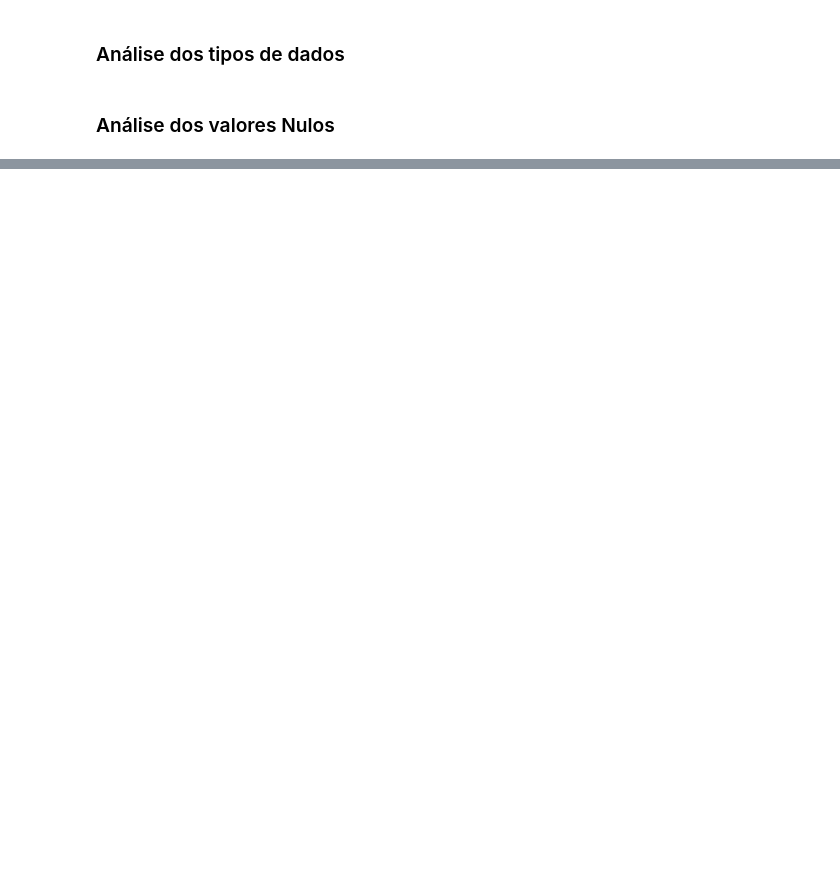
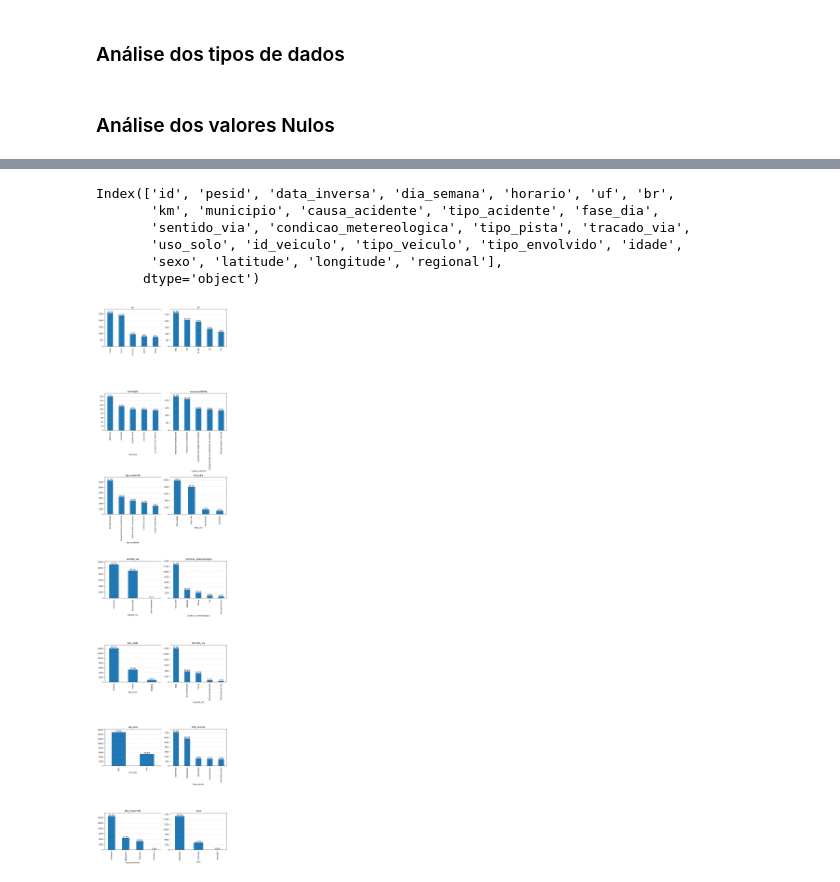
Before and after one commit to Michael-SvCruz/Analise_dados_PRF_acidentes, a Jupyter notebook: analise_acidentes_rodovias.ipynb, the cells around one changed output, grey strips where cells are left out. Saved outputs shown, nothing was run; the diff lists cells and outputs as text; code cells hidden in the pictures; blank space fills up the shorter version.

```diff
--- a/analise_acidentes_rodovias.ipynb
+++ b/analise_acidentes_rodovias.ipynb
@@ -178,0 +292,17 @@ df_obt.to_csv('teste.csv', index=False)
+# %%
+df_obt.columns
+# %% [output]
+Index(['id', 'pesid', 'data_inversa', 'dia_semana', 'horario', 'uf', 'br',
+       'km', 'municipio', 'causa_acidente', 'tipo_acidente', 'fase_dia',
+       'sentido_via', 'condicao_metereologica', 'tipo_pista', 'tracado_via',
+       'uso_solo', 'id_veiculo', 'tipo_veiculo', 'tipo_envolvido', 'idade',
+       'sexo', 'latitude', 'longitude', 'regional'],
+      dtype='object')
+# %%
+columns_grafBarras = ['br','uf', 'municipio', 'causa_acidente', 'tipo_acidente', 'fase_dia',
+       'sentido_via', 'condicao_metereologica', 'tipo_pista', 'tracado_via',
+       'uso_solo','tipo_veiculo', 'tipo_envolvido', 'sexo']
+# %%
+graf(df_obt, columns_grafBarras, head = 5,  xlabelrotation = 90)
+# %% [output]
+[figure, added]
```
Also changed, not shown: parts of 13 cells of this notebook.
